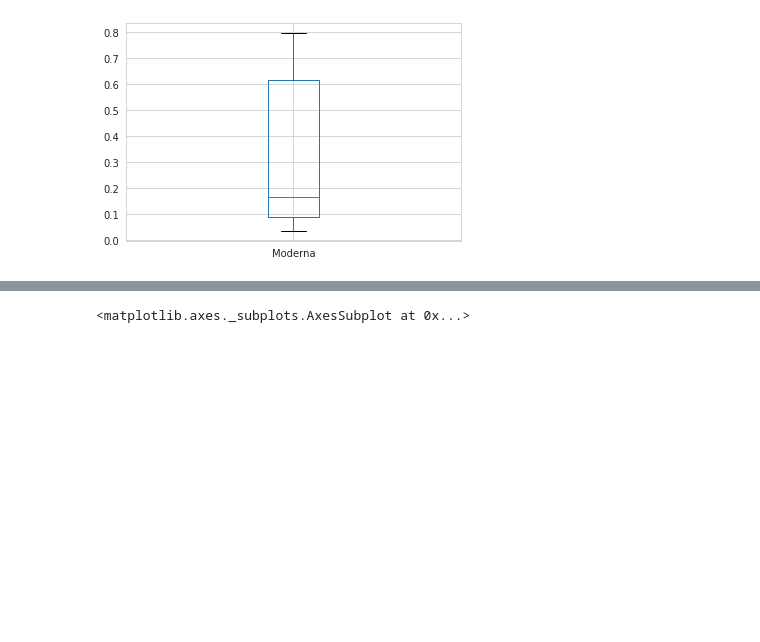
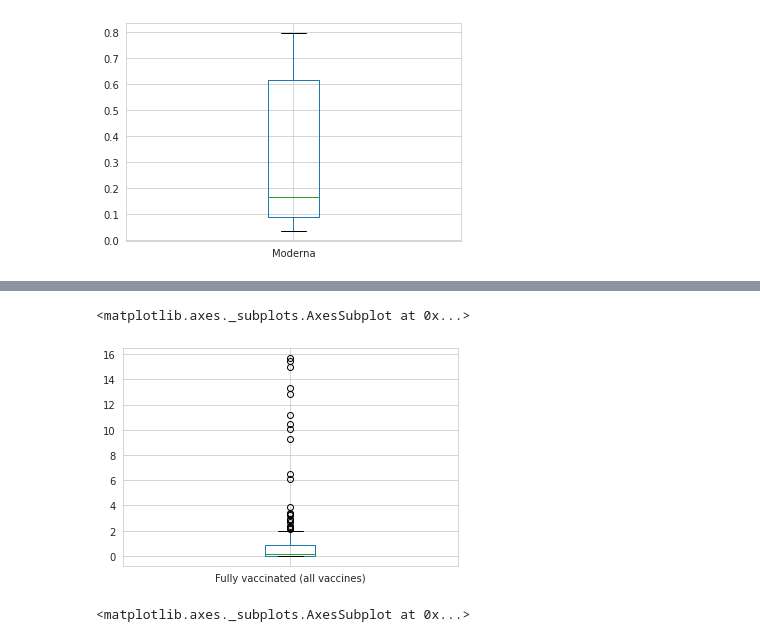
Before and after one commit to Anzusu/ADS103-Assessment4, a Jupyter notebook: PST107_Assessment3_VanAnhNguyen.ipynb, the cells around one changed output, grey strips where cells are left out. Cells and saved outputs as stored; diff of their text form; code cells hidden in the pictures; blank space fills up the shorter version.

```diff
--- a/PST107_Assessment3_VanAnhNguyen.ipynb
+++ b/PST107_Assessment3_VanAnhNguyen.ipynb
@@ -24,3 +29,8 @@ data.boxplot('Moderna')
+# %%
+data.boxplot('Fully vaccinated (all vaccines)')
+# %% [output]
+<matplotlib.axes._subplots.AxesSubplot at 0x...>
+[figure, added]
 # %%
 
 
```
Also changed, not shown: parts of 1 cell of this notebook.
